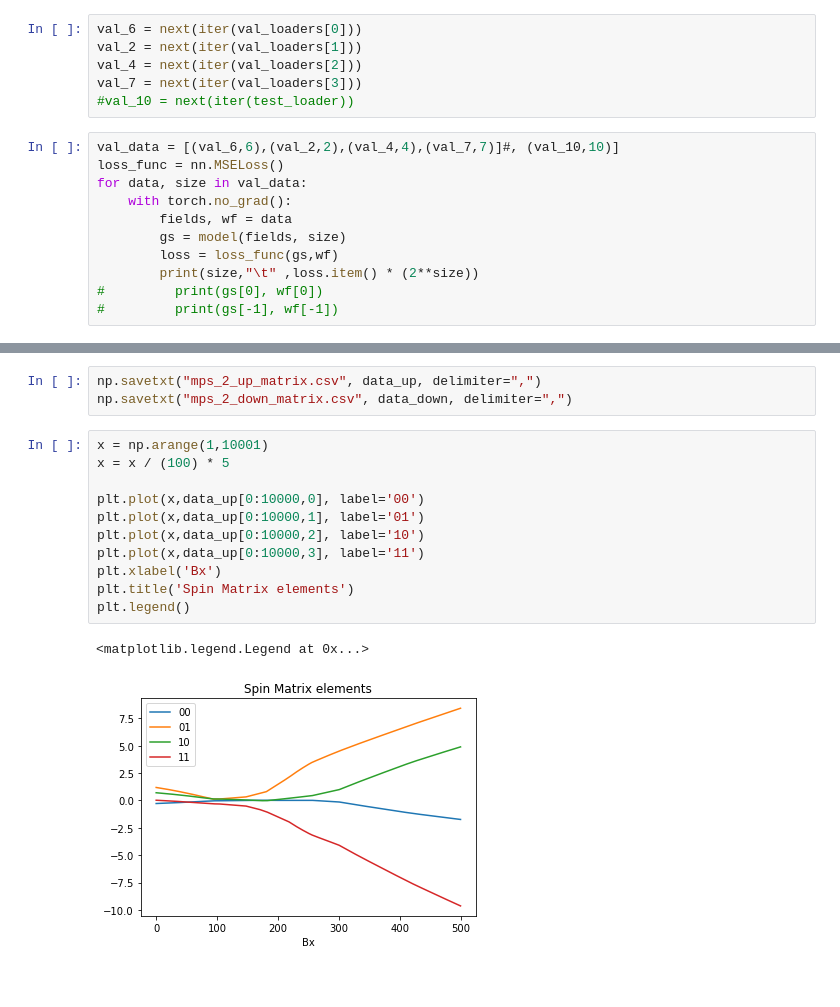
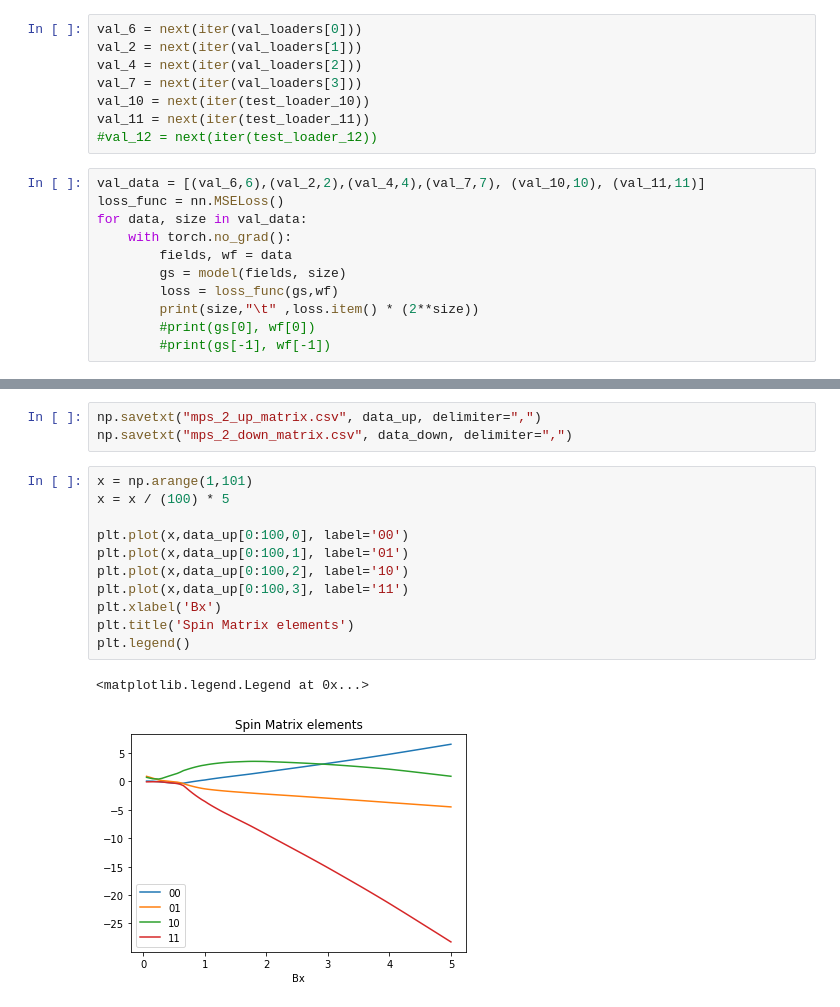
Before and after one commit to szaman19/MPSML, a Jupyter notebook: code/mps/MPS_Generator.ipynb, the cells around one changed output, grey strips where cells are left out. Saved outputs shown, nothing was run; the diff lists cells and outputs as text.

```diff
--- a/code/mps/MPS_Generator.ipynb
+++ b/code/mps/MPS_Generator.ipynb
@@ -172,9 +175,11 @@ val_6 = next(iter(val_loaders[0]))
 val_2 = next(iter(val_loaders[1]))
 val_4 = next(iter(val_loaders[2]))
 val_7 = next(iter(val_loaders[3]))
-#val_10 = next(iter(test_loader))
+val_10 = next(iter(test_loader_10))
+val_11 = next(iter(test_loader_11))
+#val_12 = next(iter(test_loader_12))
 # %%
-val_data = [(val_6,6),(val_2,2),(val_4,4),(val_7,7)]#, (val_10,10)]
+val_data = [(val_6,6),(val_2,2),(val_4,4),(val_7,7), (val_10,10), (val_11,11)]
 loss_func = nn.MSELoss()
 for data, size in val_data:
     with torch.no_grad():
@@ -182,6 +187,6 @@ for data, size in val_data:
         gs = model(fields, size)
         loss = loss_func(gs,wf)
         print(size,"\t" ,loss.item() * (2**size))
-#         print(gs[0], wf[0])
-#         print(gs[-1], wf[-1])
+        #print(gs[0], wf[0])
+        #print(gs[-1], wf[-1])
 # %% [output]
@@ -431,19 +427,19 @@ data_down = data_down.reshape((data_up.shape[0],25))
 np.savetxt("mps_2_up_matrix.csv", data_up, delimiter=",")
 np.savetxt("mps_2_down_matrix.csv", data_down, delimiter=",")
 # %%
-x = np.arange(1,10001)
+x = np.arange(1,101)
 x = x / (100) * 5
 
-plt.plot(x,data_up[0:10000,0], label='00')
-plt.plot(x,data_up[0:10000,1], label='01')
-plt.plot(x,data_up[0:10000,2], label='10')
-plt.plot(x,data_up[0:10000,3], label='11')
+plt.plot(x,data_up[0:100,0], label='00')
+plt.plot(x,data_up[0:100,1], label='01')
+plt.plot(x,data_up[0:100,2], label='10')
+plt.plot(x,data_up[0:100,3], label='11')
 plt.xlabel('Bx')
 plt.title('Spin Matrix elements')
 plt.legend()
 # %% [output]
 <matplotlib.legend.Legend at 0x...>
-[figure, old version]
+[figure, new version]
 # %%
 x = np.arange(1,101)
 x = x / (100) * 5
```
Also changed, not shown: parts of 13 cells of this notebook, 6 other files.
